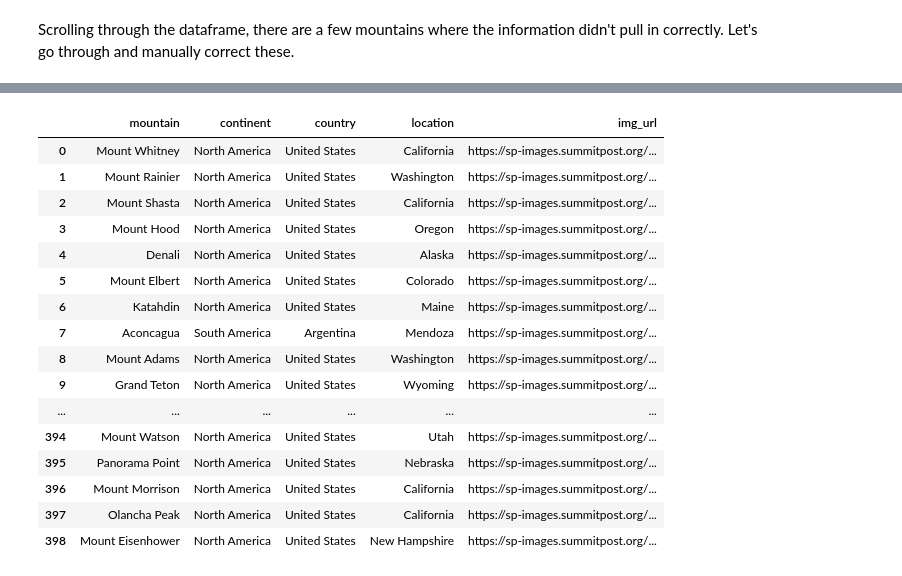
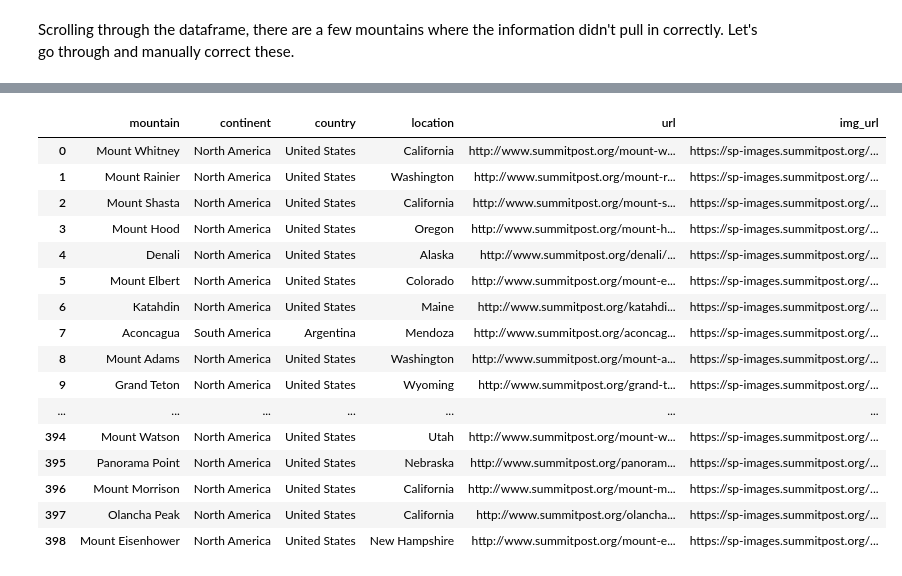
Before and after one commit to huangee/summit_post, a Jupyter notebook: 1_get_data_mountains.ipynb, the cells around one changed output, grey strips where cells are left out. Drawn from its saved outputs; the diff is of its cells as text; code cells hidden in the pictures.

```diff
--- a/1_get_data_mountains.ipynb
+++ b/1_get_data_mountains.ipynb
@@ -126,7 +126,7 @@ print(img_urls[:10])
 ['California, United States, North America', 'Washington, United States, North America', 'California, United States, North America', 'Oregon, United States, North America', 'Alaska, United States, Nor ...
 ['https://sp-images.summitpost.org/469726.JPG?auto=format&fit=max&h=800&ixlib=php-2.1.1&q=35&s=7225b40bb8b15a1e3df43067fc820375', 'https://sp-images.summitpost.org/457178.jpg?auto=format&fit=max&h=800 ...
 # %%
-df_mtn_loc = pd.DataFrame({'mountain': mountains, 'location': locations, 'img_url': img_urls})
+df_mtn_loc = pd.DataFrame({'mountain': mountains, 'location': locations, 'url': mtn_urls, 'img_url': img_urls})
 print(df_mtn_loc.info())
 df_mtn_loc.sample(20)
 # %% [output]
@@ -184,18 +185,18 @@ df_mtn_loc.iloc[391][1]
 # %% [markdown]
 Scrolling through the dataframe, there are a few mountains where the information didn't pull in correctly.  Let's go through and manually correct these.
 # %%
-df_mtn_loc.iloc[70][1] = 'Hawaii, United States, Oceana'
+df_mtn_loc.iloc[70][1] = 'Hawaii, United States, Oceania'
 
-df_mtn_loc.iloc[143][1] = 'New South Wales, Australia, Oceana'
+df_mtn_loc.iloc[143][1] = 'New South Wales, Australia, Oceania'
 
 df_mtn_loc.iloc[147][1] = 'Tibet/Khumbu, China/Nepal, Asia'
 
-df_mtn_loc.iloc[181][1] = 'Hawaii, United States, Oceana'
+df_mtn_loc.iloc[181][1] = 'Hawaii, United States, Oceania'
 
 df_mtn_loc.iloc[184][0] = 'Mount Tyndall'
 df_mtn_loc.iloc[184][1] = 'California, United States, North America'
 
-df_mtn_loc.iloc[186][1] = 'Canterbury, New Zealand, Oceana'
+df_mtn_loc.iloc[186][1] = 'Canterbury, New Zealand, Oceania'
 
 df_mtn_loc.iloc[225][1] = 'Italy/Switzerland, Europe'
 
@@ -205,24 +206,32 @@ df_mtn_loc.iloc[306][1] = 'Pangnirtung Baffin Island/Nunavut, Canada, North Amer
 
 df_mtn_loc.iloc[318][1] = 'Washington, United States, North America'
 
-df_mtn_loc.iloc[391][1] = 'Irian Jaya (Or Papua), Indonesia, Oceana'
+df_mtn_loc.iloc[392][1] = 'Irian Jaya (Or Papua), Indonesia, Oceania'
+
+df_mtn_loc.iloc[446][1] = 'Hawaii, United States, Oceania'
 
 df_mtn_loc.iloc[473][1] = 'Wyoming, United States, North America'
 
-df_mtn_loc.iloc[483][1] = 'Hawaii, United States, Oceana'
+df_mtn_loc.iloc[483][1] = 'Hawaii, United States, Oceania'
 
-df_mtn_loc.iloc[497][1] = 'Westland, New Zealand, Oceana'
+df_mtn_loc.iloc[497][1] = 'Westland, New Zealand, Oceania'
 
 df_mtn_loc.iloc[587][1] = 'Pangnirtung Baffin Island/Nunavut, Canada, North America'
 
 df_mtn_loc.iloc[641][1] = 'China/Nepal, Asia'
 
+df_mtn_loc.iloc[716][1] = 'Aragatsotn marz, Armenia, Asia'
+
 df_mtn_loc.iloc[747][0] = 'Mount Lola'
 df_mtn_loc.iloc[747][1] = 'California, United States, North America'
 
-df_mtn_loc.iloc[886][1] = 'Agat, Guam, Oceania'
+df_mtn_loc.iloc[885][1] = 'Agat, Guam, Oceania'
 
 df_mtn_loc.iloc[909][1] = 'Alberta, Canada, North America'
+
+df_mtn_loc.iloc[921][1] = 'Hawaii, United States, Oceania'
+
+df_mtn_loc.iloc[938][1] = 'Taranaki, New Zealand, Oceania'
 # %%
 df_mtn_loc
 # %% [output]
@@ -310,26 +315,26 @@ df_mtn_loc
 # %%
 # reorder columns
 
-df_mtn_loc = df_mtn_loc[['mountain','continent','country','location','img_url']]
+df_mtn_loc = df_mtn_loc[['mountain','continent','country','location','url','img_url']]
 df_mtn_loc
 # %% [output]
-|  | mountain | continent | country | location | img_url |
-| 0 | Mount Whitney | North America | United States | California | https://sp-images.summitpost.org/... |
-| 1 | Mount Rainier | North America | United States | Washington | https://sp-images.summitpost.org/... |
-| 2 | Mount Shasta | North America | United States | California | https://sp-images.summitpost.org/... |
-| 3 | Mount Hood | North America | United States | Oregon | https://sp-images.summitpost.org/... |
-| 4 | Denali | North America | United States | Alaska | https://sp-images.summitpost.org/... |
-| 5 | Mount Elbert | North America | United States | Colorado | https://sp-images.summitpost.org/... |
-| 6 | Katahdin | North America | United States | Maine | https://sp-images.summitpost.org/... |
-| 7 | Aconcagua | South America | Argentina | Mendoza | https://sp-images.summitpost.org/... |
-| 8 | Mount Adams | North America | United States | Washington | https://sp-images.summitpost.org/... |
-| 9 | Grand Teton | North America | United States | Wyoming | https://sp-images.summitpost.org/... |
-| ... | ... | ... | ... | ... | ... |
-| 394 | Mount Watson | North America | United States | Utah | https://sp-images.summitpost.org/... |
-| 395 | Panorama Point | North America | United States | Nebraska | https://sp-images.summitpost.org/... |
-| 396 | Mount Morrison | North America | United States | California | https://sp-images.summitpost.org/... |
-| 397 | Olancha Peak | North America | United States | California | https://sp-images.summitpost.org/... |
-| 398 | Mount Eisenhower | North America | United States | New Hampshire | https://sp-images.summitpost.org/... |
+|  | mountain | continent | country | location | url | img_url |
+| 0 | Mount Whitney | North America | United States | California | http://www.summitpost.org/mount-w... | https://sp-images.summitpost.org/... |
+| 1 | Mount Rainier | North America | United States | Washington | http://www.summitpost.org/mount-r... | https://sp-images.summitpost.org/... |
+| 2 | Mount Shasta | North America | United States | California | http://www.summitpost.org/mount-s... | https://sp-images.summitpost.org/... |
+| 3 | Mount Hood | North America | United States | Oregon | http://www.summitpost.org/mount-h... | https://sp-images.summitpost.org/... |
+| 4 | Denali | North America | United States | Alaska | http://www.summitpost.org/denali/... | https://sp-images.summitpost.org/... |
+| 5 | Mount Elbert | North America | United States | Colorado | http://www.summitpost.org/mount-e... | https://sp-images.summitpost.org/... |
+| 6 | Katahdin | North America | United States | Maine | http://www.summitpost.org/katahdi... | https://sp-images.summitpost.org/... |
+| 7 | Aconcagua | South America | Argentina | Mendoza | http://www.summitpost.org/aconcag... | https://sp-images.summitpost.org/... |
+| 8 | Mount Adams | North America | United States | Washington | http://www.summitpost.org/mount-a... | https://sp-images.summitpost.org/... |
+| 9 | Grand Teton | North America | United States | Wyoming | http://www.summitpost.org/grand-t... | https://sp-images.summitpost.org/... |
+| ... | ... | ... | ... | ... | ... | ... |
+| 394 | Mount Watson | North America | United States | Utah | http://www.summitpost.org/mount-w... | https://sp-images.summitpost.org/... |
+| 395 | Panorama Point | North America | United States | Nebraska | http://www.summitpost.org/panoram... | https://sp-images.summitpost.org/... |
+| 396 | Mount Morrison | North America | United States | California | http://www.summitpost.org/mount-m... | https://sp-images.summitpost.org/... |
+| 397 | Olancha Peak | North America | United States | California | http://www.summitpost.org/olancha... | https://sp-images.summitpost.org/... |
+| 398 | Mount Eisenhower | North America | United States | New Hampshire | http://www.summitpost.org/mount-e... | https://sp-images.summitpost.org/... |
 # %%
 # exporting cleaned data to CSV
 
```
Also changed, not shown: parts of 8 cells of this notebook, 3 other files.
